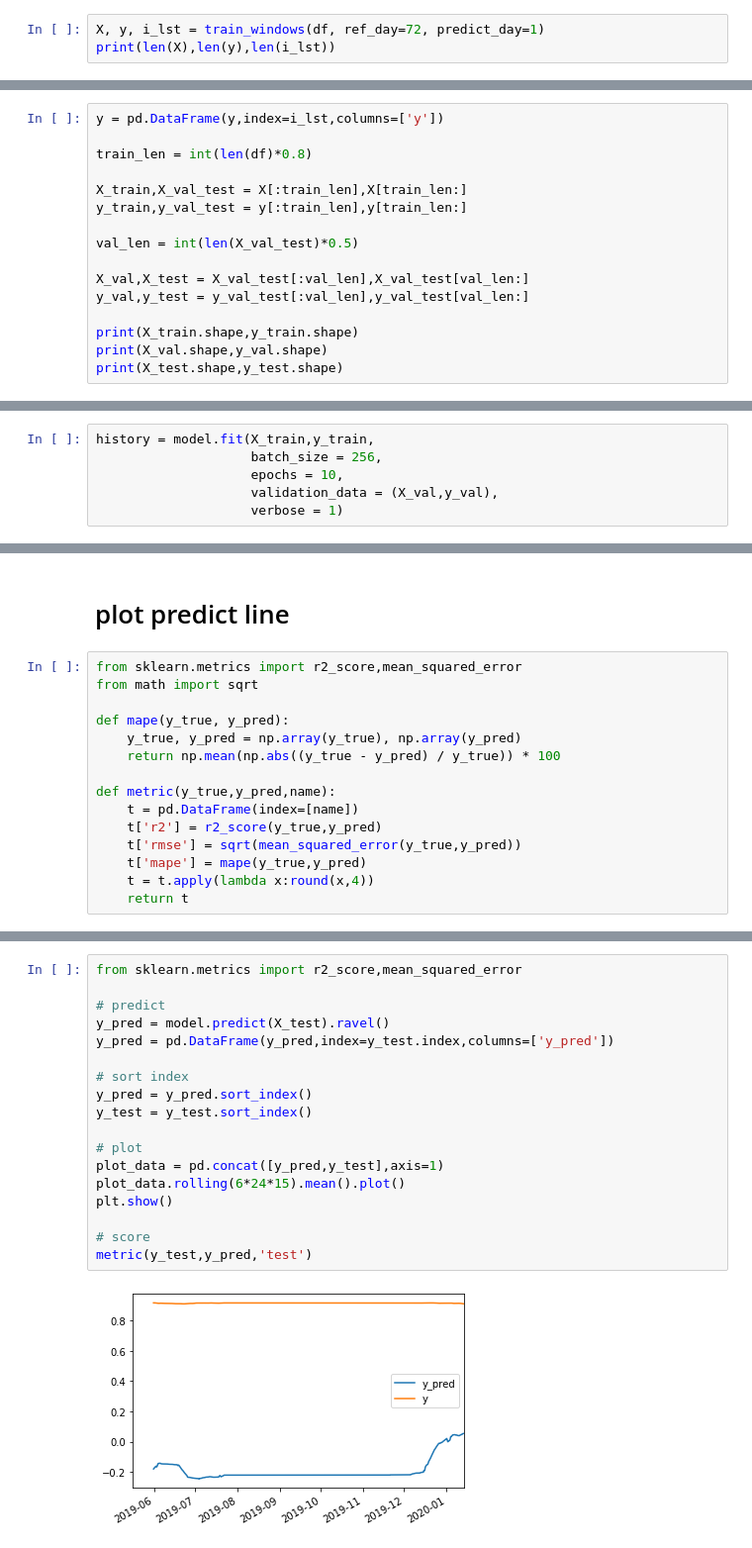
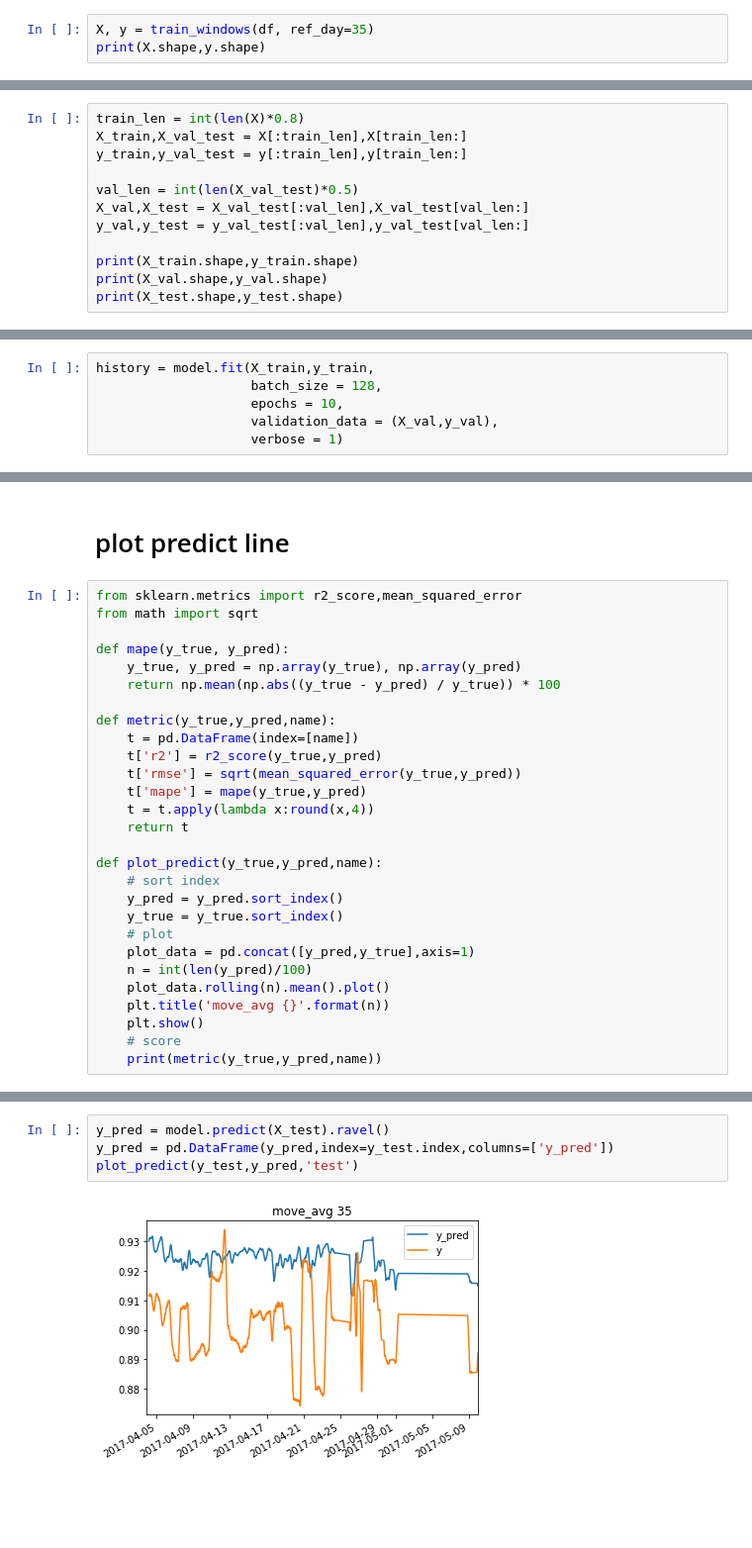
Before and after one commit to skywalker0803r/pa, a Jupyter notebook: LSTM.ipynb, the cells around one changed output, grey strips where cells are left out. Shown at 99% size. Drawn from its saved outputs; the diff is of its cells as text; blank space fills up the shorter version.

```diff
--- a/LSTM.ipynb
+++ b/LSTM.ipynb
@@ -72,6 +133,6 @@ def train_windows(df, ref_day=6*6, predict_day=1):
 # %%
-X, y, i_lst = train_windows(df, ref_day=72, predict_day=1)
-print(len(X),len(y),len(i_lst))
+X, y = train_windows(df, ref_day=35)
+print(X.shape,y.shape)
 # %% [output]
 Please use `tqdm.notebook.tqdm` instead of `tqdm.tqdm_notebook`
   This is separate from the ipykernel package so we can avoid doing imports until
@@ -83,15 +140,11 @@ print(X.shape,y.shape)
 # %% [markdown]
 # split
 # %%
-y = pd.DataFrame(y,index=i_lst,columns=['y'])
-
-train_len = int(len(df)*0.8)
-
+train_len = int(len(X)*0.8)
 X_train,X_val_test = X[:train_len],X[train_len:]
 y_train,y_val_test = y[:train_len],y[train_len:]
 
 val_len = int(len(X_val_test)*0.5)
-
 X_val,X_test = X_val_test[:val_len],X_val_test[val_len:]
 y_val,y_test = y_val_test[:val_len],y_val_test[val_len:]
 
@@ -145,7 +191,7 @@ _________________________________________________________________
 # train model
 # %%
 history = model.fit(X_train,y_train,
-                    batch_size = 256,
+                    batch_size = 128,
                     epochs = 10,
                     validation_data = (X_val,y_val),
                     verbose = 1)
@@ -194,3 +240,16 @@ def metric(y_true,y_pred,name):
     t['mape'] = mape(y_true,y_pred)
     t = t.apply(lambda x:round(x,4))
     return t
+
+def plot_predict(y_true,y_pred,name):
+    # sort index
+    y_pred = y_pred.sort_index()
+    y_true = y_true.sort_index()
+    # plot
+    plot_data = pd.concat([y_pred,y_true],axis=1)
+    n = int(len(y_pred)/100)
+    plot_data.rolling(n).mean().plot()
+    plt.title('move_avg {}'.format(n))
+    plt.show()
+    # score
+    print(metric(y_true,y_pred,name))
@@ -220,20 +272,6 @@ metric(y_train,y_pred,'train')
 # %%
-from sklearn.metrics import r2_score,mean_squared_error
-
-# predict
 y_pred = model.predict(X_test).ravel()
 y_pred = pd.DataFrame(y_pred,index=y_test.index,columns=['y_pred'])
-
-# sort index
-y_pred = y_pred.sort_index()
-y_test = y_test.sort_index()
-
-# plot
-plot_data = pd.concat([y_pred,y_test],axis=1)
-plot_data.rolling(6*24*15).mean().plot()
-plt.show()
-
-# score
-metric(y_test,y_pred,'test')
+plot_predict(y_test,y_pred,'test')
 # %% [output]
-[figure, old version]
+[figure, new version]
```
Also changed, not shown: parts of 20 cells of this notebook, 2 other files.
